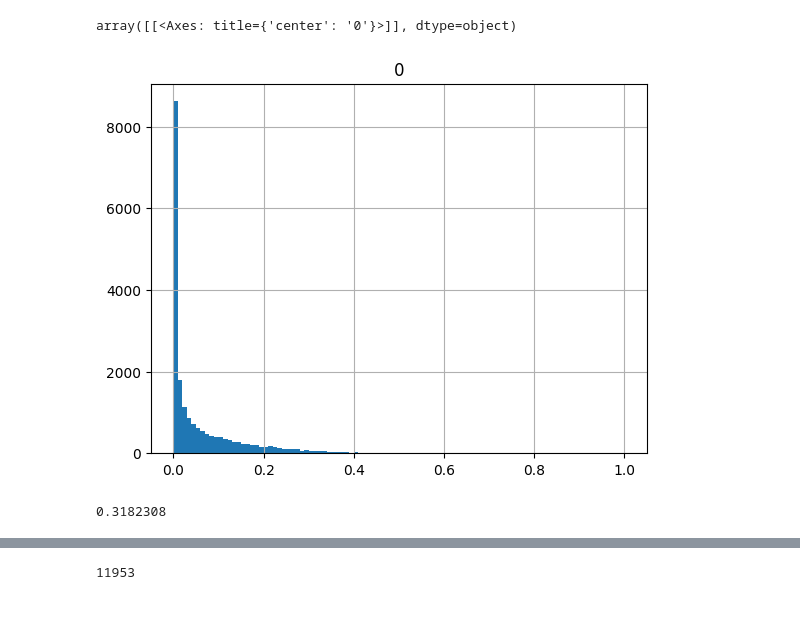
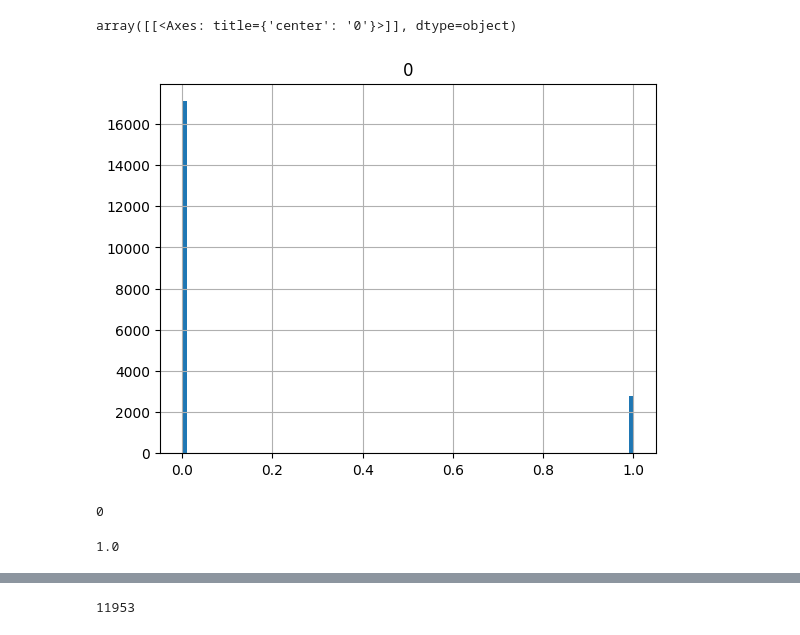
Before and after one commit to mitrydoug/string-art, a Jupyter notebook: notebooks/StringArt.ipynb, the cells around one changed output, grey strips where cells are left out. Saved outputs shown, nothing was run; the diff lists cells and outputs as text; code cells hidden in the pictures.

```diff
--- a/notebooks/StringArt.ipynb
+++ b/notebooks/StringArt.ipynb
@@ -37,11 +44,15 @@ array([144, 144, 146, ...,  92,  99,  93])
 # %%
 with open("../src/output.dat", "rb") as f:
     weights = np.load(f)
-weights = torch.nn.functional.softplus(torch.from_numpy(weights), beta=20).numpy()
+# weights = torch.nn.functional.softplus(torch.from_numpy(weights), beta=20).numpy()
 # weights = non_zero.max() - non_zero
 # %%
-norm_weights = (weights - weights.min()) / (weights.max() - weights.min())
+norm_weights = weights / weights.max()
 pd.DataFrame(norm_weights).hist(bins=100)
 # %% [output]
 array([[<Axes: title={'center': '0'}>]], dtype=object)
-[figure, old version]
+[figure, new version]
+# %%
+(weights > 5).sum()
+# %% [output]
+0
@@ -48,7 +68,7 @@ array([[<Axes: title={'center': '0'}>]], dtype=object)
 # %%
 np.max(weights)
 # %% [output]
-0.3182308
+1.0
 # %%
 import math
 # %%
```
Also changed, not shown: parts of 24 cells of this notebook, 7 other files.
